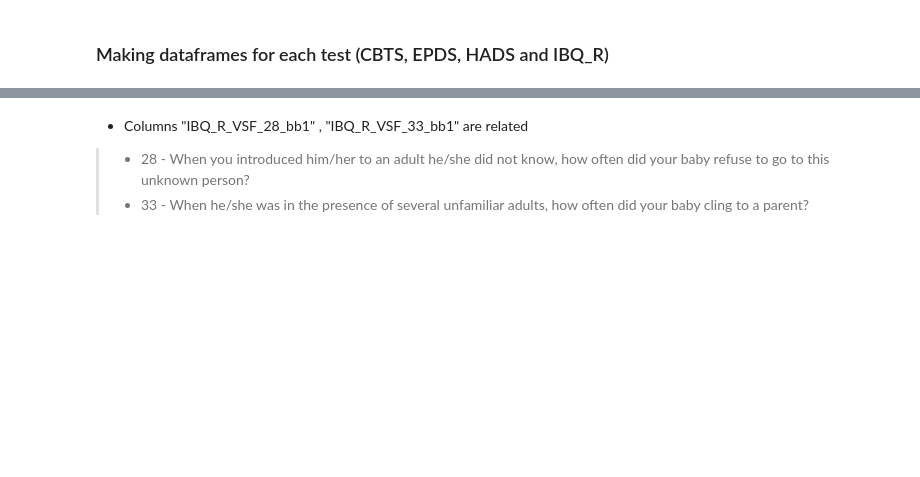
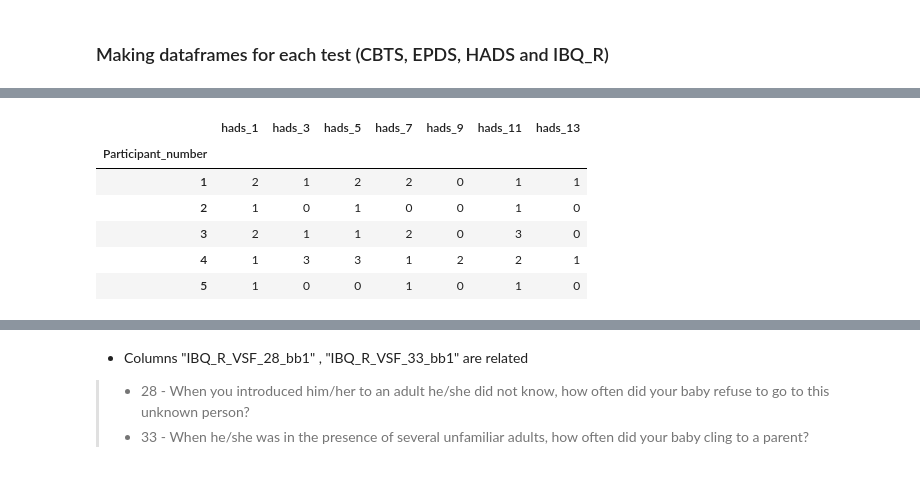
Before and after one commit to DRPproton/Maternal_mental_health_impact_on_infant_sleep, a Jupyter notebook: Maternal mental health impact on infant sleep.ipynb, the cells around one changed output, grey strips where cells are left out. Saved outputs shown, nothing was run; the diff lists cells and outputs as text; code cells hidden in the pictures; blank space fills up the shorter version.

```diff
--- a/Maternal mental health impact on infant sleep.ipynb
+++ b/Maternal mental health impact on infant sleep.ipynb
@@ -98,0 +315,10 @@ df_no_q = df.loc[:, ['Age', 'Marital_status_edit', 'Education', 'Gestationnal_ag
+# %%
+df_hads.head()
+# %% [output]
+|  | hads_1 | hads_3 | hads_5 | hads_7 | hads_9 | hads_11 | hads_13 |
+| Participant_number |  |  |  |  |  |  |  |
+| 1 | 2 | 1 | 2 | 2 | 0 | 1 | 1 |
+| 2 | 1 | 0 | 1 | 0 | 0 | 1 | 0 |
+| 3 | 2 | 1 | 1 | 2 | 0 | 3 | 0 |
+| 4 | 1 | 3 | 3 | 1 | 2 | 2 | 1 |
+| 5 | 1 | 0 | 0 | 1 | 0 | 1 | 0 |
```
Also changed, not shown: parts of 66 cells of this notebook.
